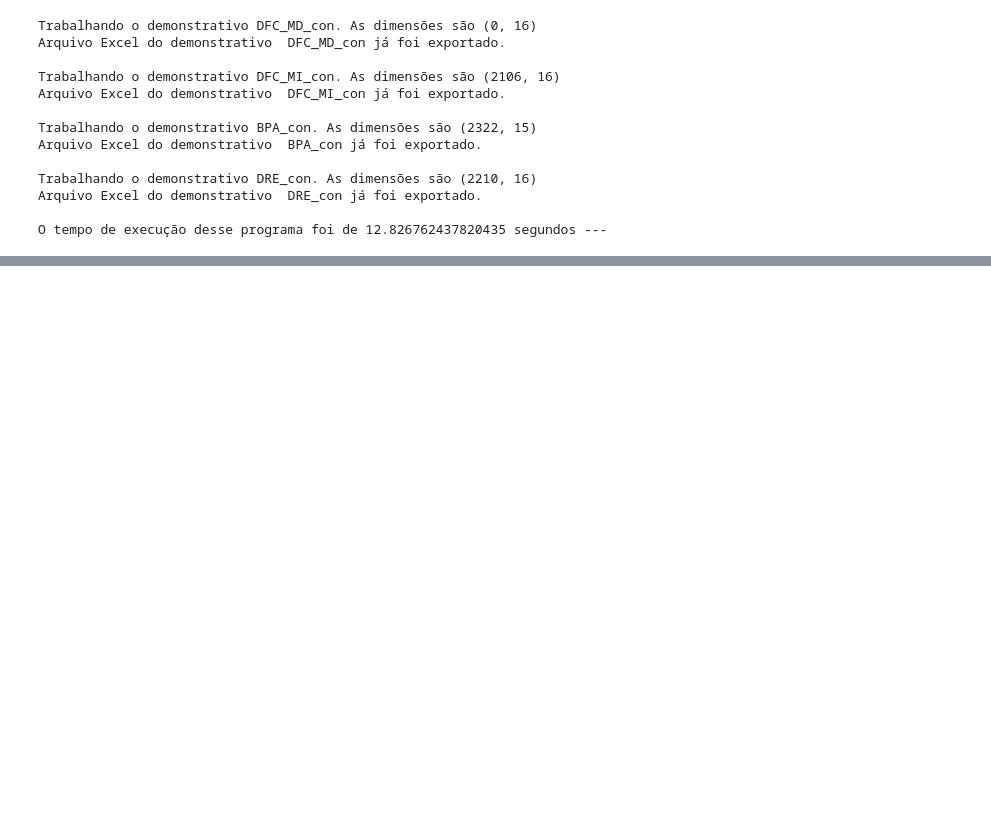
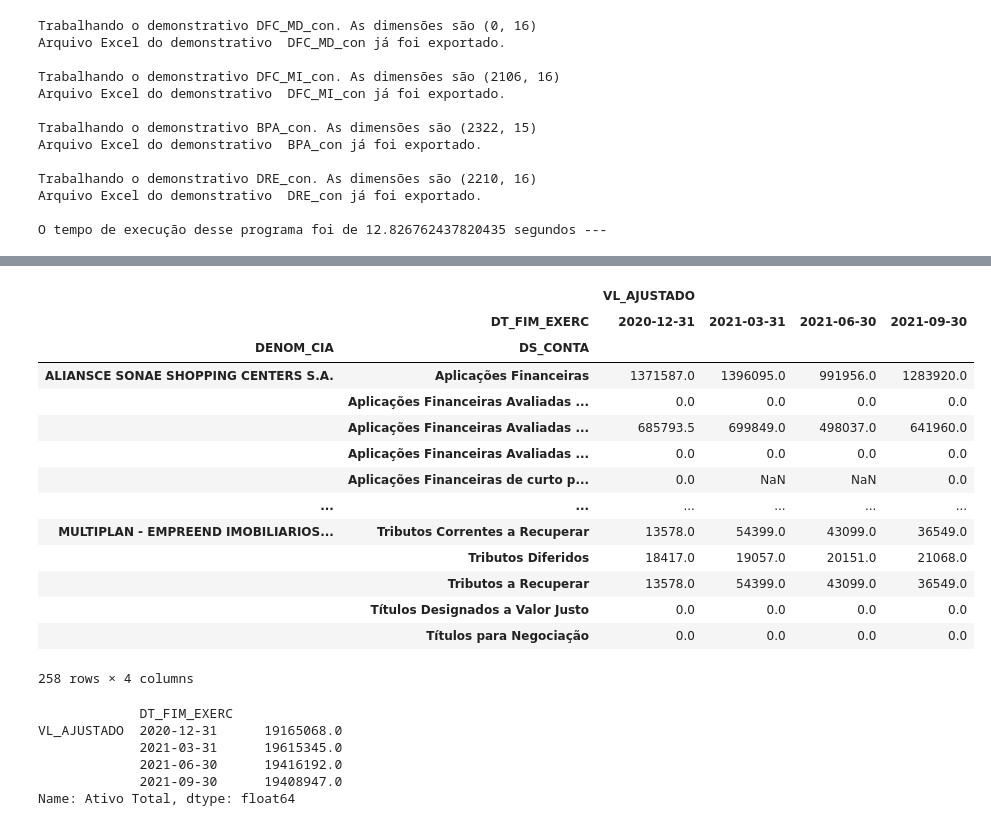
Before and after one commit to robertoricci/Curso-Python-para-Mercado-Financeiro-Trading-com-Dados, a Jupyter notebook: 04_Análise_Fundamentalista_com_Python.ipynb, the cells around one changed output, grey strips where cells are left out. Drawn from its saved outputs; the diff is of its cells as text; code cells hidden in the pictures; blank space fills up the shorter version.

```diff
--- a/04_Análise_Fundamentalista_com_Python.ipynb
+++ b/04_Análise_Fundamentalista_com_Python.ipynb
@@ -514,0 +659,37 @@ O tempo de execução desse programa foi de 12.826762437820435 segundos ---
+# %%
+#Preparando o BPA
+
+bpa = pd.DataFrame()
+
+for f in arquivos_xls:
+  bpa_xls = pd.read_excel(f, sheet_name='BPA_con')
+  bpa = bpa.append(bpa_xls)
+# %%
+bpa = pd.pivot_table(bpa, index=['DENOM_CIA','DS_CONTA'], columns=['DT_FIM_EXERC'],values=['VL_AJUSTADO'])
+# %%
+bpa
+# %% [output]
+|  |  | VL_AJUSTADO |  |  |  |
+|  | DT_FIM_EXERC | 2020-12-31 | 2021-03-31 | 2021-06-30 | 2021-09-30 |
+| DENOM_CIA | DS_CONTA |  |  |  |  |
+| ALIANSCE SONAE SHOPPING CENTERS S.A. | Aplicações Financeiras | 1371587.0 | 1396095.0 | 991956.0 | 1283920.0 |
+|  | Aplicações Financeiras Avaliadas ... | 0.0 | 0.0 | 0.0 | 0.0 |
+|  | Aplicações Financeiras Avaliadas ... | 685793.5 | 699849.0 | 498037.0 | 641960.0 |
+|  | Aplicações Financeiras Avaliadas ... | 0.0 | 0.0 | 0.0 | 0.0 |
+|  | Aplicações Financeiras de curto p... | 0.0 | NaN | NaN | 0.0 |
+| ... | ... | ... | ... | ... | ... |
+| MULTIPLAN - EMPREEND IMOBILIARIOS... | Tributos Correntes a Recuperar | 13578.0 | 54399.0 | 43099.0 | 36549.0 |
+|  | Tributos Diferidos | 18417.0 | 19057.0 | 20151.0 | 21068.0 |
+|  | Tributos a Recuperar | 13578.0 | 54399.0 | 43099.0 | 36549.0 |
+|  | Títulos Designados a Valor Justo | 0.0 | 0.0 | 0.0 | 0.0 |
+|  | Títulos para Negociação | 0.0 | 0.0 | 0.0 | 0.0 |
+258 rows × 4 columns
+# %%
+bpa.loc['BR MALLS PARTICIPACOES S.A.',:].loc['Ativo Total']
+# %% [output]
+             DT_FIM_EXERC
+VL_AJUSTADO  2020-12-31      19165068.0
+             2021-03-31      19615345.0
+             2021-06-30      19416192.0
+             2021-09-30      19408947.0
+Name: Ativo Total, dtype: float64
```
Also changed, not shown: parts of 36 cells of this notebook.
